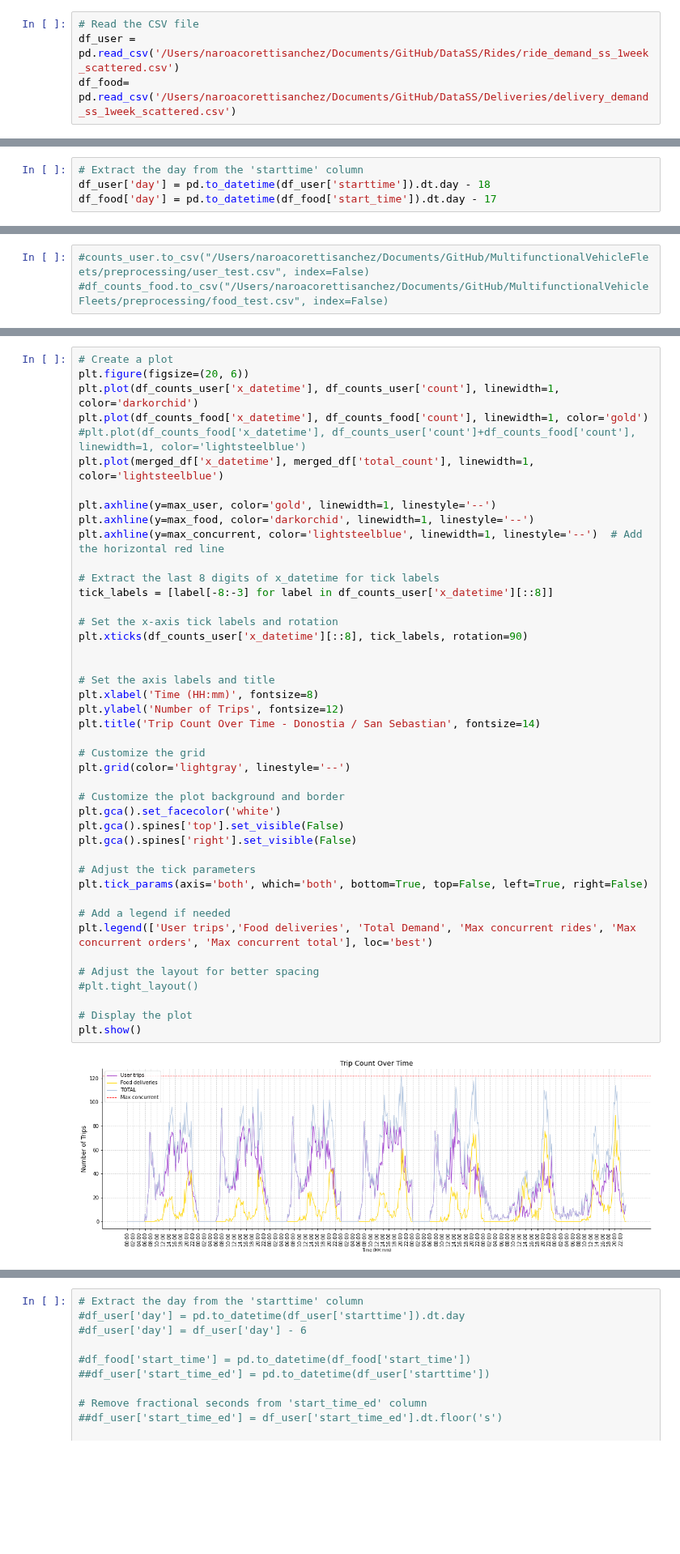
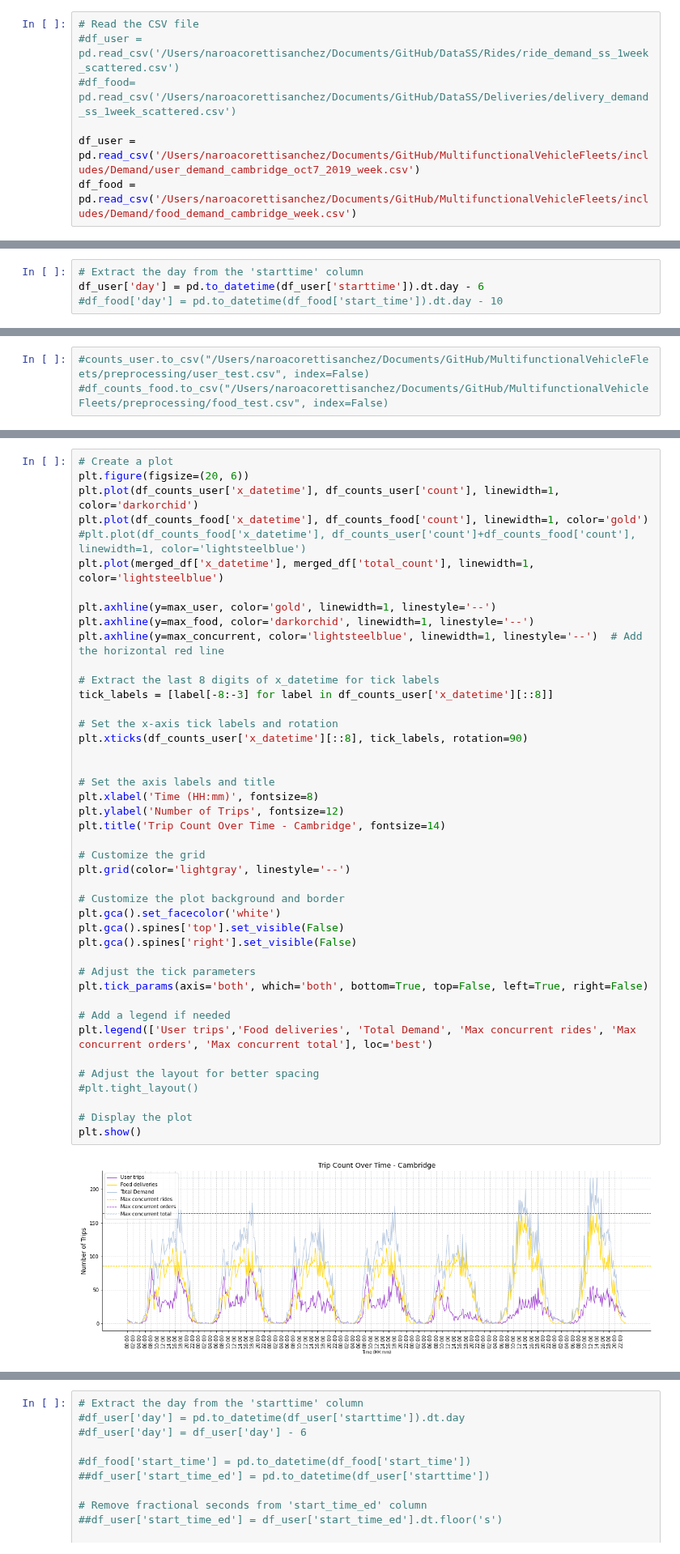
Before and after one commit to CityScope/MobilityTable_SanSebastian, a Jupyter notebook: preprocessing/DemandPlotting.ipynb, the cells around one changed output, grey strips where cells are left out. Shown at 81% size. Cells and saved outputs as stored; diff of their text form; blank space fills up the shorter version.

```diff
--- a/preprocessing/DemandPlotting.ipynb
+++ b/preprocessing/DemandPlotting.ipynb
@@ -3,8 +3,11 @@ import pandas as pd
 import matplotlib.pyplot as plt
 # %%
 # Read the CSV file
-df_user = pd.read_csv('/Users/naroacorettisanchez/Documents/GitHub/DataSS/Rides/ride_demand_ss_1week_scattered.csv')
-df_food= pd.read_csv('/Users/naroacorettisanchez/Documents/GitHub/DataSS/Deliveries/delivery_demand_ss_1week_scattered.csv')
+#df_user = pd.read_csv('/Users/naroacorettisanchez/Documents/GitHub/DataSS/Rides/ride_demand_ss_1week_scattered.csv')
+#df_food= pd.read_csv('/Users/naroacorettisanchez/Documents/GitHub/DataSS/Deliveries/delivery_demand_ss_1week_scattered.csv')
+
+df_user = pd.read_csv('/Users/naroacorettisanchez/Documents/GitHub/MultifunctionalVehicleFleets/includes/Demand/user_demand_cambridge_oct7_2019_week.csv')
+df_food = pd.read_csv('/Users/naroacorettisanchez/Documents/GitHub/MultifunctionalVehicleFleets/includes/Demand/food_demand_cambridge_week.csv')
 # %%
 df_user.head()
 # %% [output]
@@ -27,4 +30,4 @@ df_food.head()
 # %%
 # Extract the day from the 'starttime' column
-df_user['day'] = pd.to_datetime(df_user['starttime']).dt.day - 18
-df_food['day'] = pd.to_datetime(df_food['start_time']).dt.day - 17
+df_user['day'] = pd.to_datetime(df_user['starttime']).dt.day - 6
+#df_food['day'] = pd.to_datetime(df_food['start_time']).dt.day - 10
@@ -224,35 +242,35 @@ plt.axhline(y=max_concurrent, color='lightsteelblue', linewidth=1, linestyle='--
 tick_labels = [label[-8:-3] for label in df_counts_user['x_datetime'][::8]]
 
 # Set the x-axis tick labels and rotation
 plt.xticks(df_counts_user['x_datetime'][::8], tick_labels, rotation=90)
 
 
 # Set the axis labels and title
 plt.xlabel('Time (HH:mm)', fontsize=8)
 plt.ylabel('Number of Trips', fontsize=12)
-plt.title('Trip Count Over Time - Donostia / San Sebastian', fontsize=14)
+plt.title('Trip Count Over Time - Cambridge', fontsize=14)
 
 # Customize the grid
 plt.grid(color='lightgray', linestyle='--')
 
 # Customize the plot background and border
 plt.gca().set_facecolor('white')
 plt.gca().spines['top'].set_visible(False)
 plt.gca().spines['right'].set_visible(False)
 
 # Adjust the tick parameters
 plt.tick_params(axis='both', which='both', bottom=True, top=False, left=True, right=False)
 
 # Add a legend if needed
 plt.legend(['User trips','Food deliveries', 'Total Demand', 'Max concurrent rides', 'Max concurrent orders', 'Max concurrent total'], loc='best')
 
 # Adjust the layout for better spacing
 #plt.tight_layout()
 
 # Display the plot
 plt.show()
 # %% [output]
-[figure, old version]
+[figure, new version]
 # %%
 max_food = df_counts_food['count'].max()
 print(max_food)
```
Also changed, not shown: parts of 21 cells of this notebook, 5 other files.
